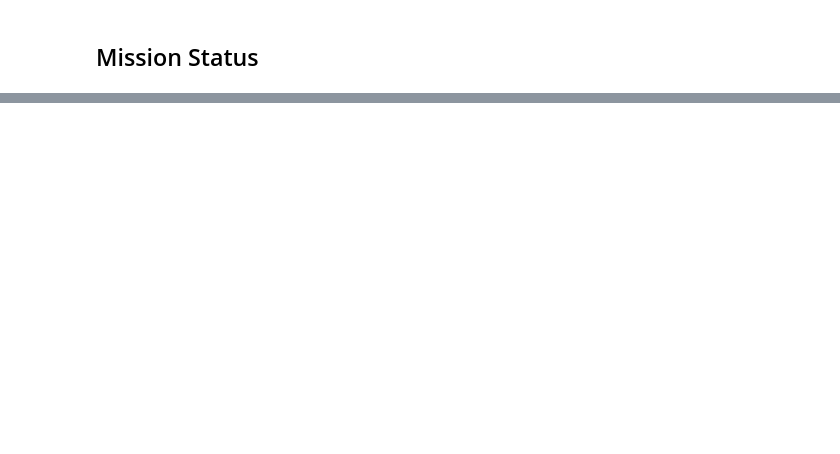
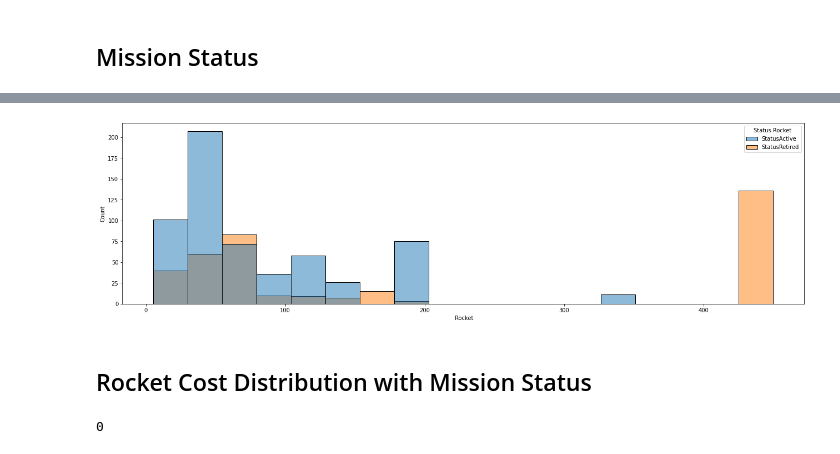
Before and after one commit to MSBurakS/Space-Mission-from-1957-Data-Analysis-My-Practice, a Jupyter notebook: space-mission-from-1957-data-analysis-my-practice.ipynb, the cells around one changed output, grey strips where cells are left out. Drawn from its saved outputs; the diff is of its cells as text; code cells hidden in the pictures; blank space fills up the shorter version.

Commit message:
Kaggle Notebook | Space Mission from 1957 Data Analysis My Practice | Version 3

```diff
--- a/space-mission-from-1957-data-analysis-my-practice.ipynb
+++ b/space-mission-from-1957-data-analysis-my-practice.ipynb
@@ -114,0 +200,3 @@ fig.show()
+# %%
+df_ = df.dropna(subset=[" Rocket"], axis="rows")
+len(df_)
@@ -114,0 +224,17 @@ fig.show()
+# %%
+df_.loc[:, " Rocket"]=df_.loc[:," Rocket"].fillna(0.0).str.replace(",","")
+df_.loc[:, " Rocket"]=df_.loc[:, " Rocket"].astype(np.float64)
+# %%
+df_d =df_[df_.loc[: , " Rocket"]<1000]
+plt.figure(figsize = (22,6))
+sns.histplot(data =df_d, x= " Rocket",hue="Status Rocket")
+plt.show()
+# %% [output]
+[figure, added]
+# %% [markdown]
+<a id=8></a>
+## Rocket Cost Distribution with Mission Status
+# %%
+np.sum(pd.isna(df.loc[:,"Status Mission"]))
+# %% [output]
+0
```
Also changed, not shown: parts of 29 cells of this notebook.
